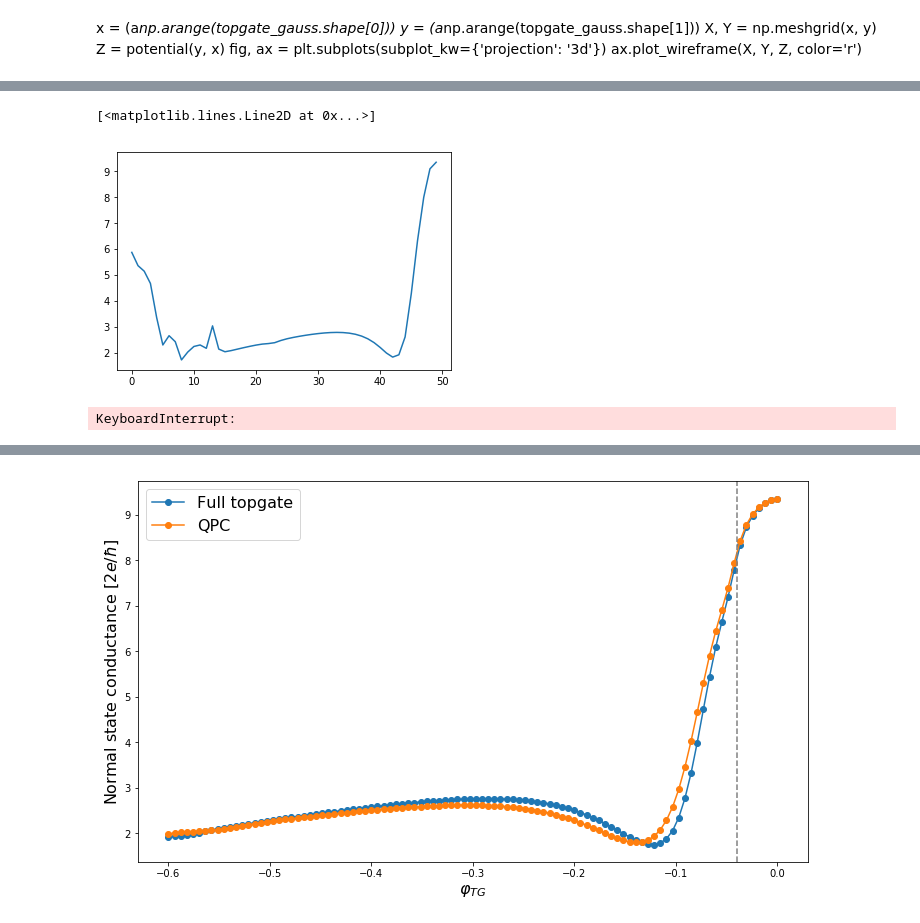
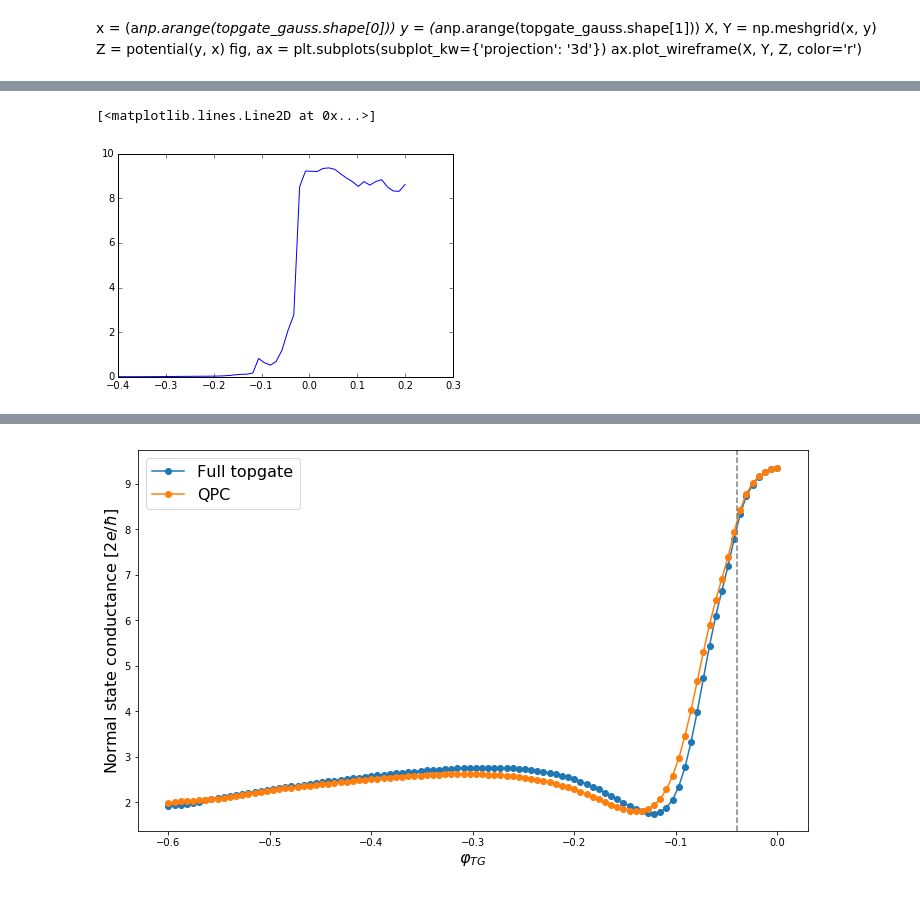
Before and after one commit to NeroCorleone/thesis, a Jupyter notebook: code/setup.ipynb, the cells around one changed output, grey strips where cells are left out. Saved outputs shown, nothing was run; the diff lists cells and outputs as text; code cells hidden in the pictures.

```diff
--- a/code/setup.ipynb
+++ b/code/setup.ipynb
@@ -207,10 +213,0 @@ res10 = [conductance(system, SimpleNamespace(t=1, eta=2.5, gamma1=0.4, B=0.0, v_
-# %%
-plt.plot(res)
-# %% [output]
-[<matplotlib.lines.Line2D at 0x...>]
-[figure, removed]
-# %%
-res30 = [conductance(system, SimpleNamespace(t=1, eta=2.5, gamma1=0.4, B=0.0, v_sg=vsg, v_bg=0.2))
-       for vsg in np.linspace(-1, 0.2 , 50)]
-# %% [output]
-KeyboardInterrupt:
@@ -219,3 +214,8 @@ plt.plot(res20)
+# %%
+plt.plot(np.linspace(-0.4, 0.2, 50), res10)
+# %% [output]
+[<matplotlib.lines.Line2D at 0x...>]
+[figure, added]
 # %%
 kwant.plotter.map(system, ldos, a=1, fig_size=(10, 20))
 # %% [output]
```
Also changed, not shown: parts of 10 cells of this notebook, 48 other files.
